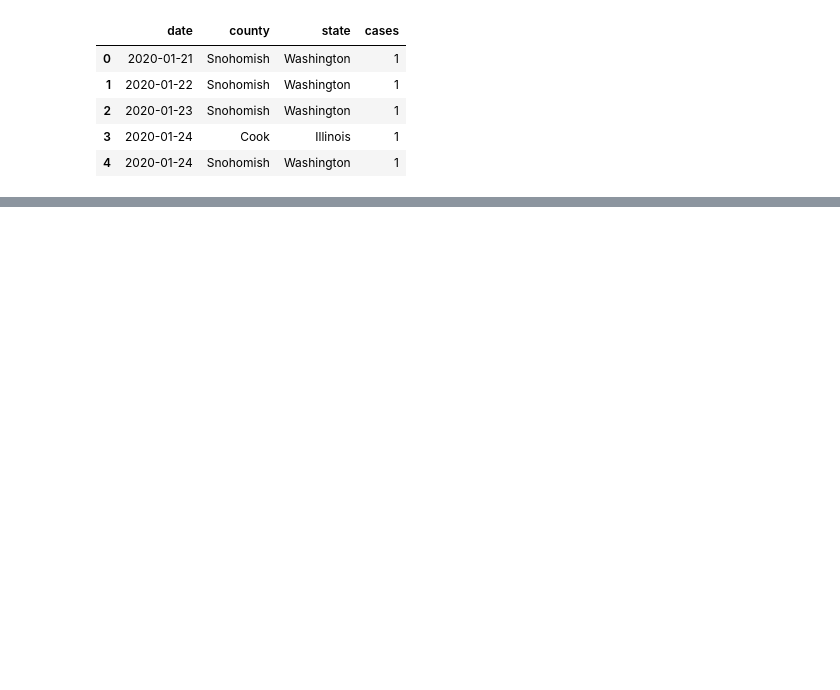
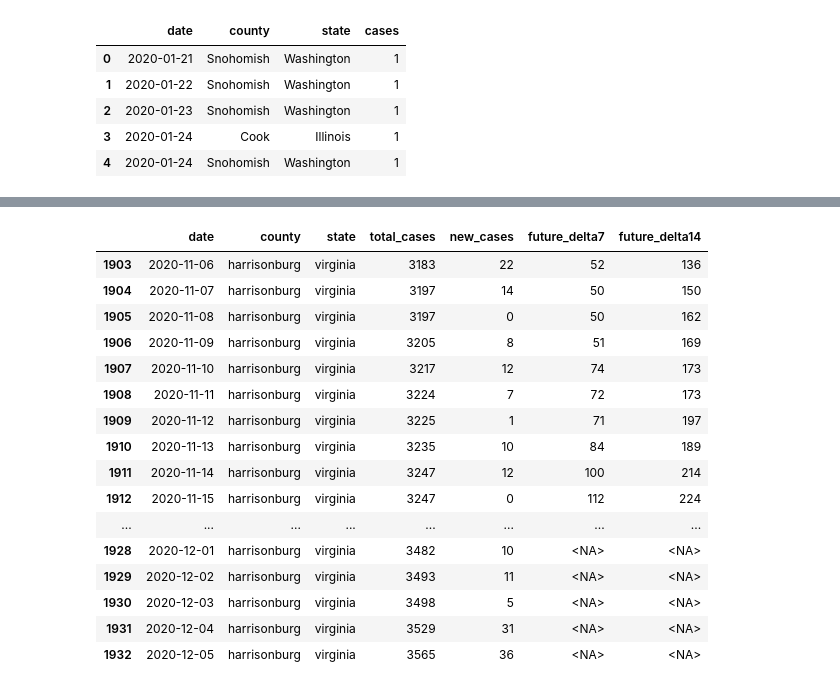
Before and after one commit to ktonge/Covid-and-Weather-Machine-Learning, a Jupyter notebook: county_covid_organization.ipynb, the cells around one changed output, grey strips where cells are left out. Saved outputs shown, nothing was run; the diff lists cells and outputs as text; code cells hidden in the pictures; blank space fills up the shorter version.

```diff
--- a/county_covid_organization.ipynb
+++ b/county_covid_organization.ipynb
@@ -113,3 +116,24 @@ dense_county_covid_df.head(30)
+# %%
+# Verify end of data
+dense_county_covid_df.tail(30)
+# %% [output]
+|  | date | county | state | total_cases | new_cases | future_delta7 | future_delta14 |
+| 1903 | 2020-11-06 | harrisonburg | virginia | 3183 | 22 | 52 | 136 |
+| 1904 | 2020-11-07 | harrisonburg | virginia | 3197 | 14 | 50 | 150 |
+| 1905 | 2020-11-08 | harrisonburg | virginia | 3197 | 0 | 50 | 162 |
+| 1906 | 2020-11-09 | harrisonburg | virginia | 3205 | 8 | 51 | 169 |
+| 1907 | 2020-11-10 | harrisonburg | virginia | 3217 | 12 | 74 | 173 |
+| 1908 | 2020-11-11 | harrisonburg | virginia | 3224 | 7 | 72 | 173 |
+| 1909 | 2020-11-12 | harrisonburg | virginia | 3225 | 1 | 71 | 197 |
+| 1910 | 2020-11-13 | harrisonburg | virginia | 3235 | 10 | 84 | 189 |
+| 1911 | 2020-11-14 | harrisonburg | virginia | 3247 | 12 | 100 | 214 |
+| 1912 | 2020-11-15 | harrisonburg | virginia | 3247 | 0 | 112 | 224 |
+| ... | ... | ... | ... | ... | ... | ... | ... |
+| 1928 | 2020-12-01 | harrisonburg | virginia | 3482 | 10 | <NA> | <NA> |
+| 1929 | 2020-12-02 | harrisonburg | virginia | 3493 | 11 | <NA> | <NA> |
+| 1930 | 2020-12-03 | harrisonburg | virginia | 3498 | 5 | <NA> | <NA> |
+| 1931 | 2020-12-04 | harrisonburg | virginia | 3529 | 31 | <NA> | <NA> |
+| 1932 | 2020-12-05 | harrisonburg | virginia | 3565 | 36 | <NA> | <NA> |
 # %%
 # Select data for sparse county data
 sparse_state_county = [
```
Also changed, not shown: parts of 3 cells of this notebook, 2 other files.
